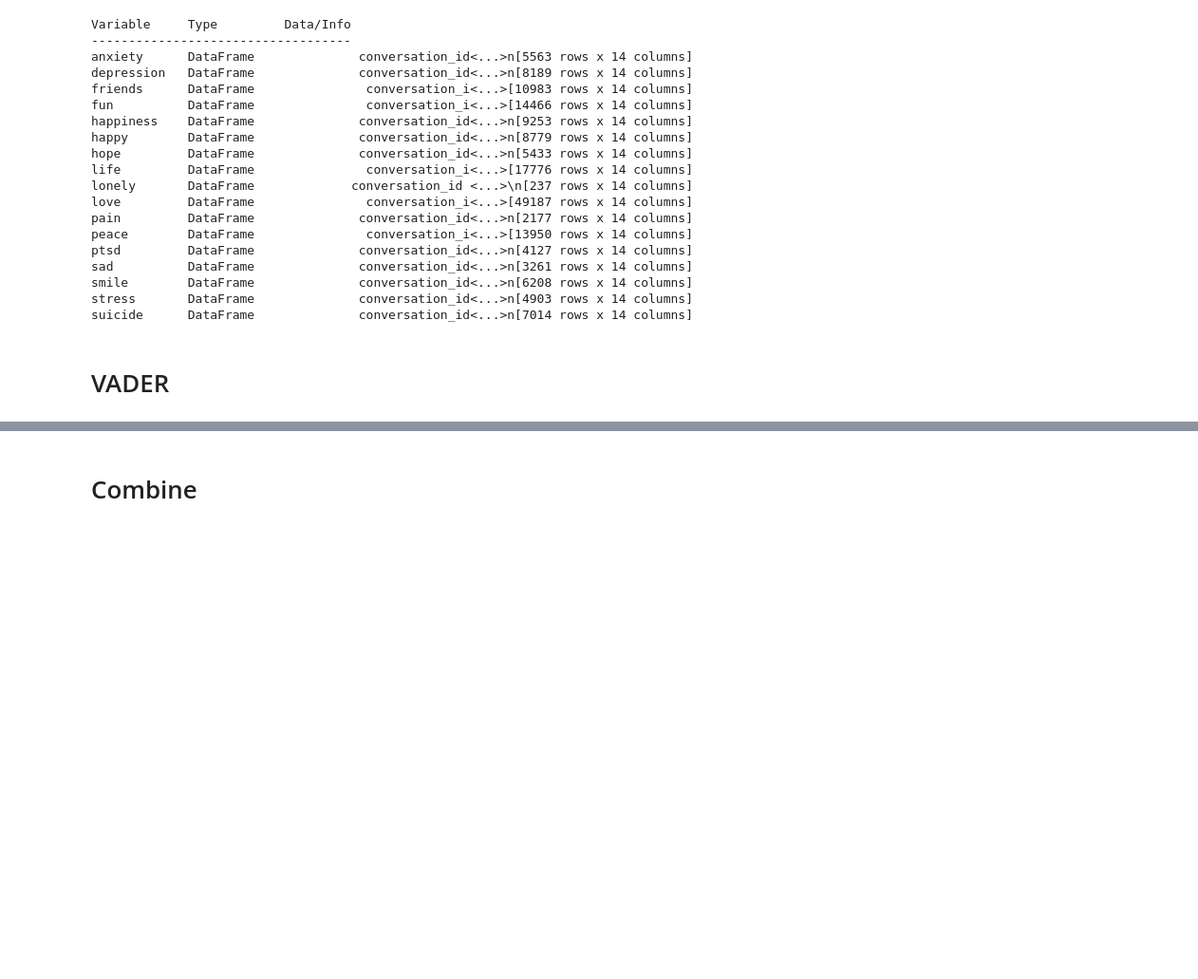
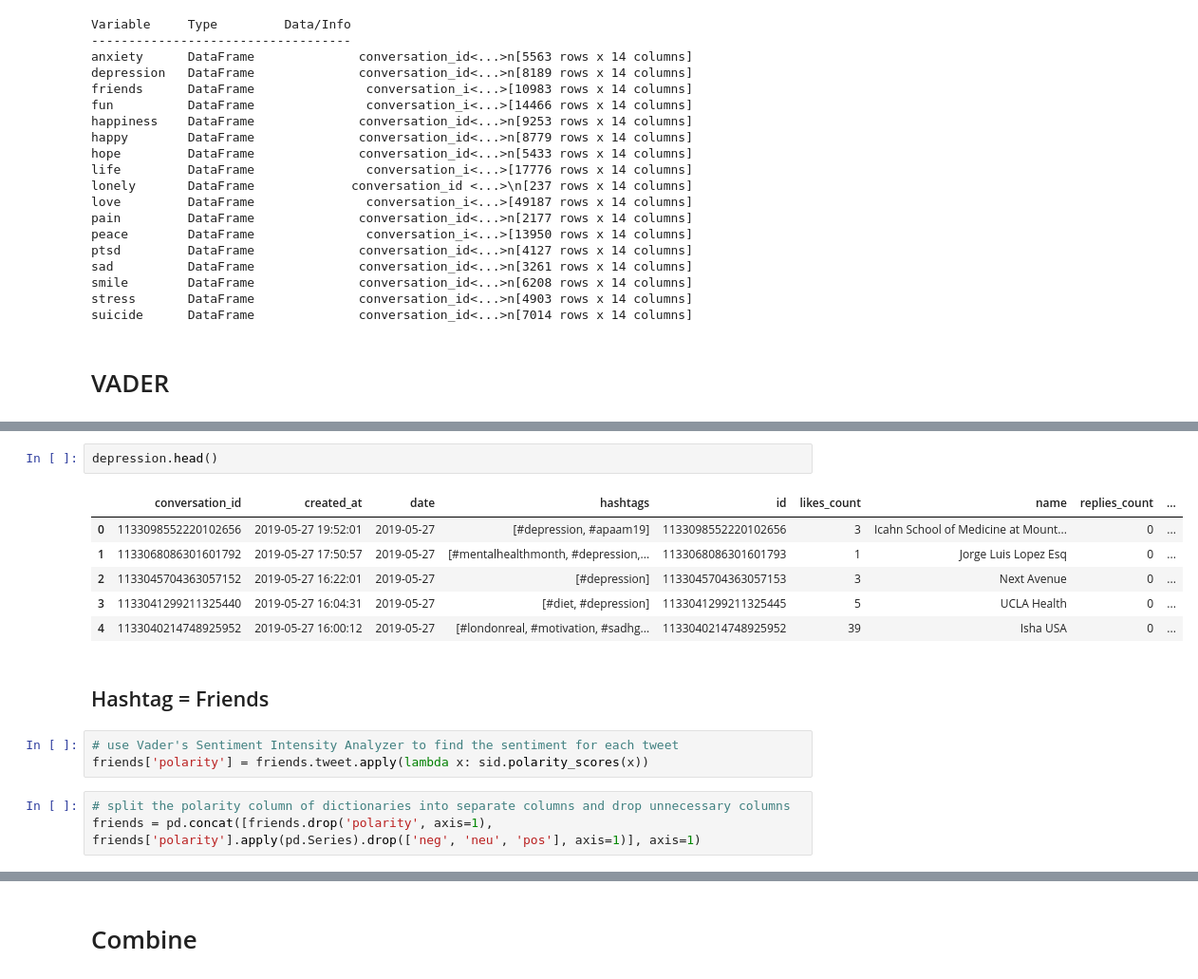
Before and after one commit to lasoya/Social_Media_Analysis, a Jupyter notebook: Data_Cleaning.ipynb, the cells around one changed output, grey strips where cells are left out. Shown at 95% size. Drawn from its saved outputs; the diff is of its cells as text; blank space fills up the shorter version.

```diff
--- a/Data_Cleaning.ipynb
+++ b/Data_Cleaning.ipynb
@@ -2582,0 +2617,17 @@ suicide      DataFrame              conversation_id<...>n[7014 rows x 14 columns
+# %%
+depression.head()
+# %% [output]
+|  | conversation_id | created_at | date | hashtags | id | likes_count | name | replies_count | ... |
+| 0 | 1133098552220102656 | 2019-05-27 19:52:01 | 2019-05-27 | [#depression, #apaam19] | 1133098552220102656 | 3 | Icahn School of Medicine at Mount... | 0 | ... |
+| 1 | 1133068086301601792 | 2019-05-27 17:50:57 | 2019-05-27 | [#mentalhealthmonth, #depression,... | 1133068086301601793 | 1 | Jorge Luis Lopez Esq | 0 | ... |
+| 2 | 1133045704363057152 | 2019-05-27 16:22:01 | 2019-05-27 | [#depression] | 1133045704363057153 | 3 | Next Avenue | 0 | ... |
+| 3 | 1133041299211325440 | 2019-05-27 16:04:31 | 2019-05-27 | [#diet, #depression] | 1133041299211325445 | 5 | UCLA Health | 0 | ... |
+| 4 | 1133040214748925952 | 2019-05-27 16:00:12 | 2019-05-27 | [#londonreal, #motivation, #sadhg... | 1133040214748925952 | 39 | Isha USA | 0 | ... |
+# %% [markdown]
+## Hashtag = Friends
+# %%
+# use Vader's Sentiment Intensity Analyzer to find the sentiment for each tweet
+friends['polarity'] = friends.tweet.apply(lambda x: sid.polarity_scores(x))
+# %%
+# split the polarity column of dictionaries into separate columns and drop unnecessary columns
+friends = pd.concat([friends.drop('polarity', axis=1), friends['polarity'].apply(pd.Series).drop(['neg', 'neu', 'pos'], axis=1)], axis=1)
```
Also changed, not shown: parts of 68 cells of this notebook.
